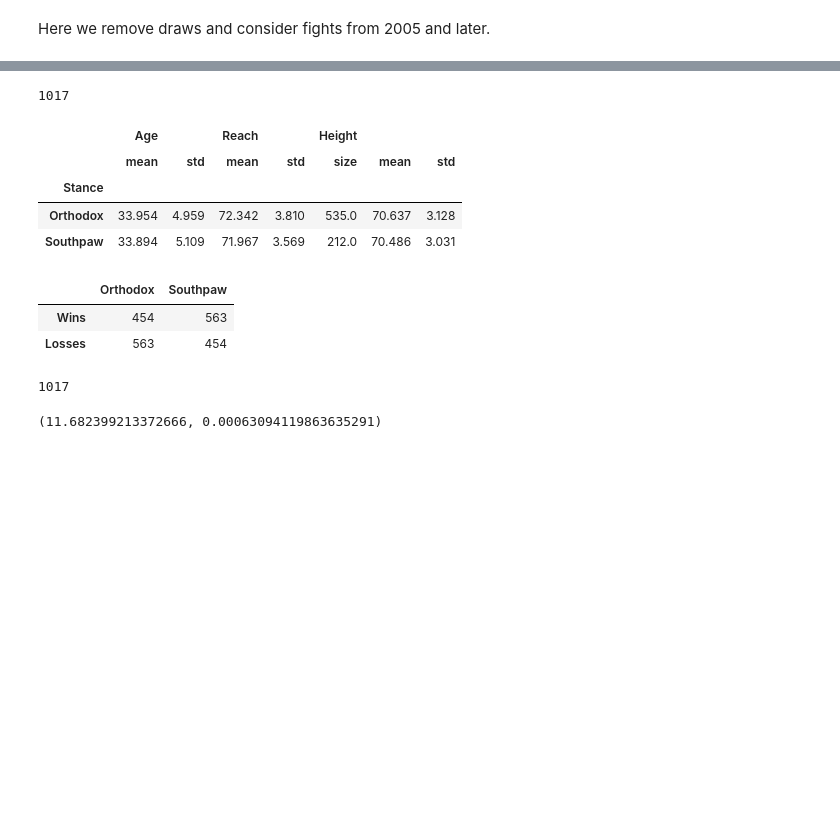
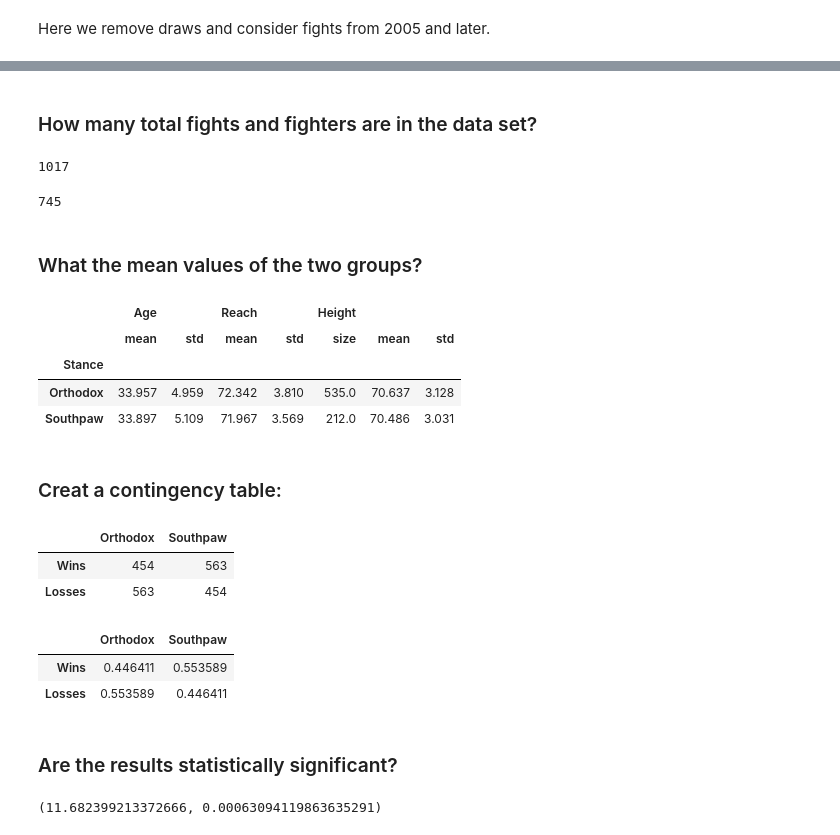
Before and after one commit to jhalverson/data_science, a Jupyter notebook: misc/mma_analytics/part5_orthodox_southpaw.ipynb, the cells around one changed output, grey strips where cells are left out. Drawn from its saved outputs; the diff is of its cells as text; code cells hidden in the pictures; blank space fills up the shorter version.

```diff
--- a/misc/mma_analytics/part5_orthodox_southpaw.ipynb
+++ b/misc/mma_analytics/part5_orthodox_southpaw.ipynb
@@ -41,16 +41,26 @@ ortho_south[:10]
+# %% [markdown]
+### How many total fights and fighters are in the data set?
 # %%
 total_fights = ortho_south.shape[0]
 total_fights
 # %% [output]
 1017
+# %%
+unique_fighters = ortho_south.Winner.append(ortho_south.Loser).unique()
+unique_fighters.size
+# %% [output]
+745
+# %% [markdown]
+### What the mean values of the two groups?
 # %%
-f = ortho_south.Winner.append(ortho_south.Loser).unique()
-cont_table = fighters[fighters.Name.isin(f)].groupby('Stance').agg({'Height':[np.size, np.mean, np.std], 'Reach':[np.mean, np.std], 'Age':[np.mean, np.std]})
+cont_table = fighters[fighters.Name.isin(unique_fighters)].groupby('Stance').agg({'Height':[np.size, np.mean, np.std], 'Reach':[np.mean, np.std], 'Age':[np.mean, np.std]})
 cont_table.astype({('Height', 'size'):int}).applymap(lambda x: round(x, 3))
 # %% [output]
 |  | Age |  | Reach |  | Height |  |  |
 |  | mean | std | mean | std | size | mean | std |
 | Stance |  |  |  |  |  |  |  |
-| Orthodox | 33.954 | 4.959 | 72.342 | 3.810 | 535.0 | 70.637 | 3.128 |
-| Southpaw | 33.894 | 5.109 | 71.967 | 3.569 | 212.0 | 70.486 | 3.031 |
+| Orthodox | 33.957 | 4.959 | 72.342 | 3.810 | 535.0 | 70.637 | 3.128 |
+| Southpaw | 33.897 | 5.109 | 71.967 | 3.569 | 212.0 | 70.486 | 3.031 |
+# %% [markdown]
+### Creat a contingency table:
 # %%
@@ -67,10 +77,14 @@ cont_table
 |  | Orthodox | Southpaw |
 | Wins | 454 | 563 |
 | Losses | 563 | 454 |
-# %%
-454+563
-# %% [output]
-1017
+# %%
+cont_table / cont_table.sum(axis=0)
+# %% [output]
+|  | Orthodox | Southpaw |
+| Wins | 0.446411 | 0.553589 |
+| Losses | 0.553589 | 0.446411 |
+# %% [markdown]
+### Are the results statistically significant?
 # %%
 from scipy.stats import chisquare
 
```
Also changed, not shown: parts of 26 cells of this notebook, 2 other files.
